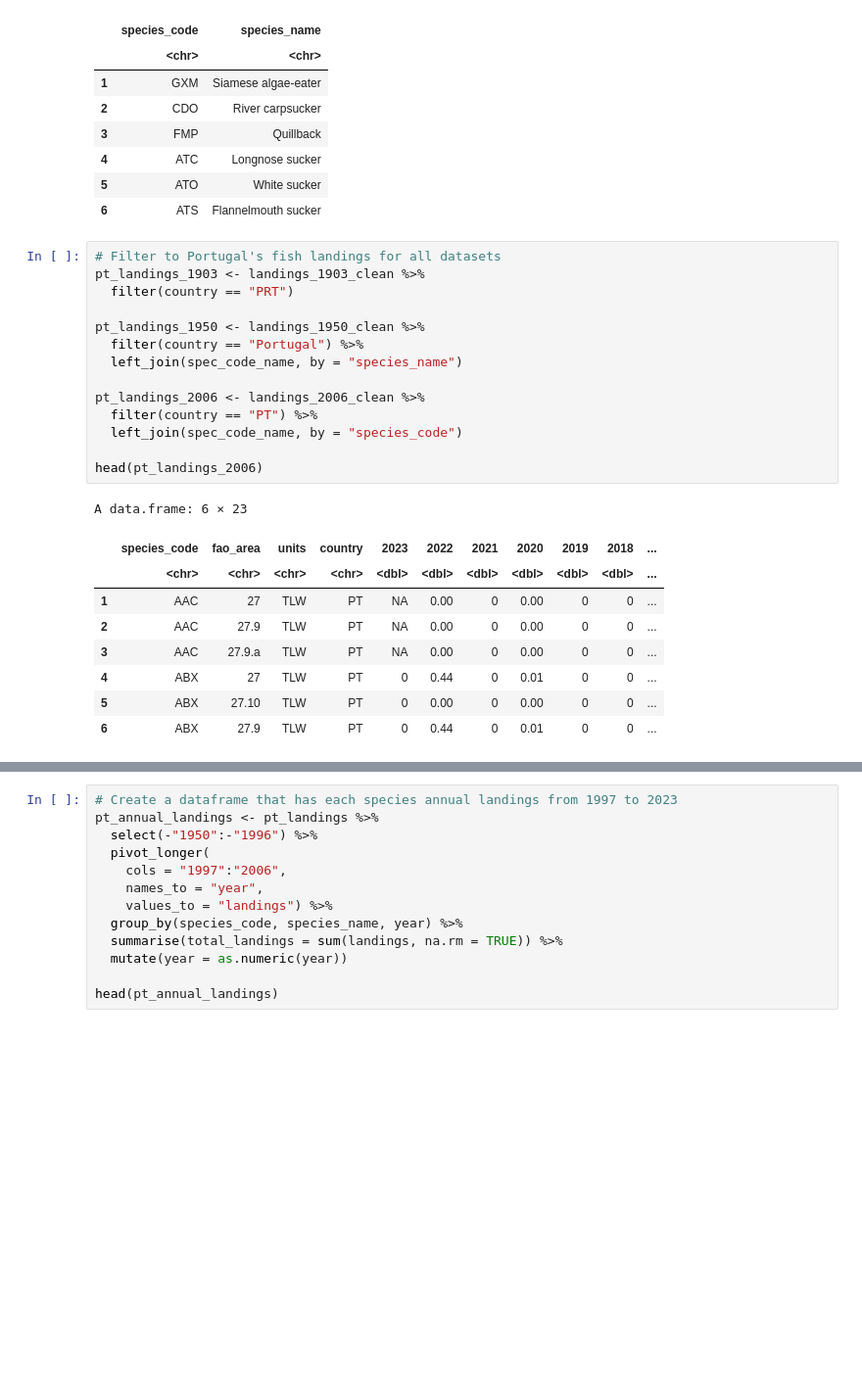
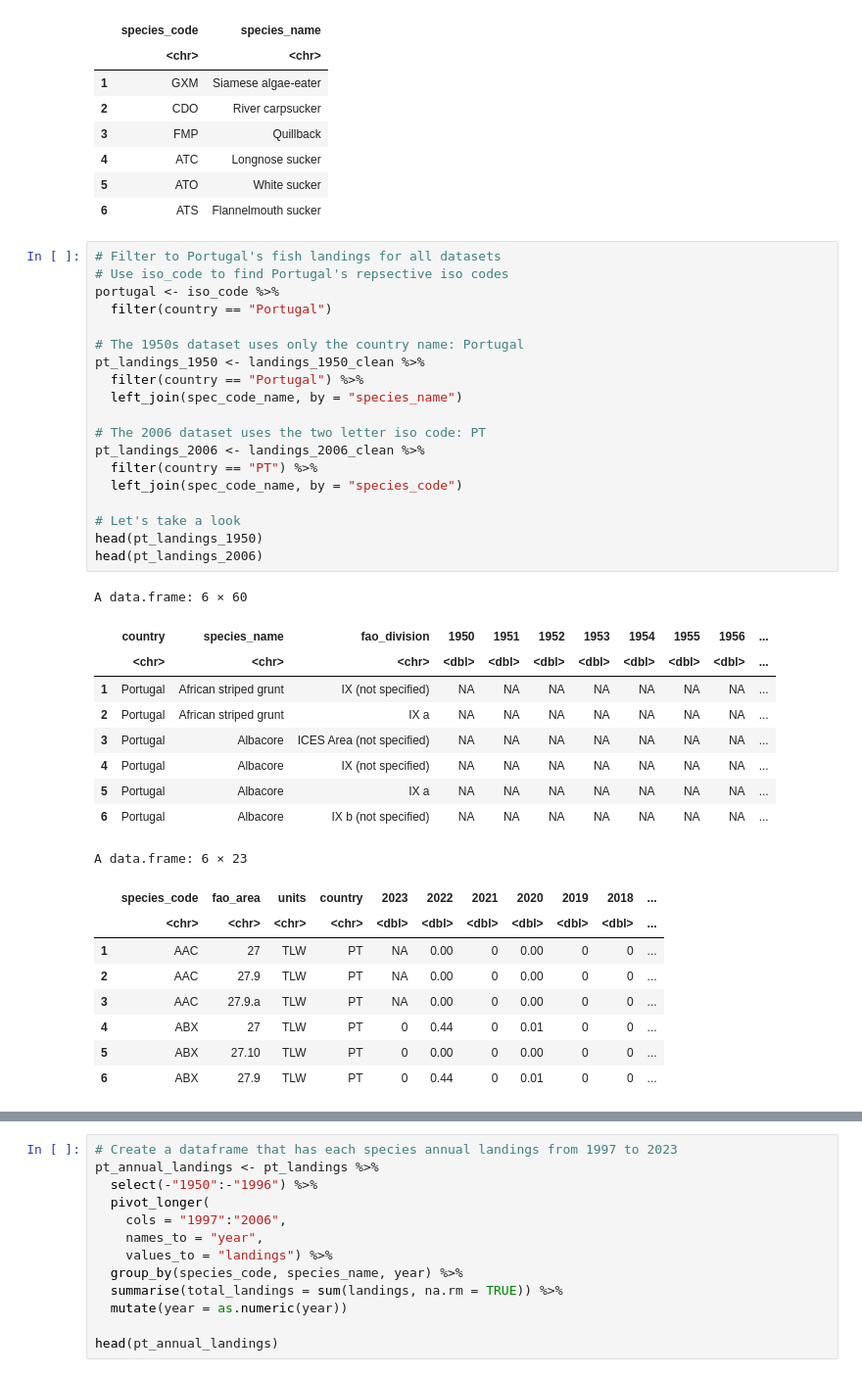
Before and after one commit to daisychu12/pt-fisheries-climate-change, a Jupyter notebook: analysis/data-cleaning.ipynb, the cells around one changed output, grey strips where cells are left out. Shown at 98% size. Saved outputs shown, nothing was run; the diff lists cells and outputs as text; blank space fills up the shorter version.

```diff
--- a/analysis/data-cleaning.ipynb
+++ b/analysis/data-cleaning.ipynb
@@ -182,27 +190,41 @@ A data.frame: 6 × 2
 | 6 | ATS | Flannelmouth sucker |
 # %%
 # Filter to Portugal's fish landings for all datasets
-pt_landings_1903 <- landings_1903_clean %>%
-  filter(country == "PRT")
+# Use iso_code to find Portugal's repsective iso codes
+portugal <- iso_code %>%
+  filter(country == "Portugal")
 
+# The 1950s dataset uses only the country name: Portugal
 pt_landings_1950 <- landings_1950_clean %>%
   filter(country == "Portugal") %>%
   left_join(spec_code_name, by = "species_name")
 
+# The 2006 dataset uses the two letter iso code: PT
 pt_landings_2006 <- landings_2006_clean %>%
   filter(country == "PT") %>%
   left_join(spec_code_name, by = "species_code")
 
+# Let's take a look
+head(pt_landings_1950)
 head(pt_landings_2006)
 # %% [output]
-A data.frame: 6 × 23
+A data.frame: 6 × 60
-|  | species_code | fao_area | units | country | 2023 | 2022 | 2021 | 2020 | 2019 | 2018 | ... |
-|  | <chr> | <chr> | <chr> | <chr> | <dbl> | <dbl> | <dbl> | <dbl> | <dbl> | <dbl> | ... |
-| 1 | AAC | 27 | TLW | PT | NA | 0.00 | 0 | 0.00 | 0 | 0 | ... |
-| 2 | AAC | 27.9 | TLW | PT | NA | 0.00 | 0 | 0.00 | 0 | 0 | ... |
-| 3 | AAC | 27.9.a | TLW | PT | NA | 0.00 | 0 | 0.00 | 0 | 0 | ... |
-| 4 | ABX | 27 | TLW | PT | 0 | 0.44 | 0 | 0.01 | 0 | 0 | ... |
-| 5 | ABX | 27.10 | TLW | PT | 0 | 0.00 | 0 | 0.00 | 0 | 0 | ... |
-| 6 | ABX | 27.9 | TLW | PT | 0 | 0.44 | 0 | 0.01 | 0 | 0 | ... |
+|  | country | species_name | fao_division | 1950 | 1951 | 1952 | 1953 | 1954 | 1955 | 1956 | ... |
+|  | <chr> | <chr> | <chr> | <dbl> | <dbl> | <dbl> | <dbl> | <dbl> | <dbl> | <dbl> | ... |
+| 1 | Portugal | African striped grunt | IX (not specified) | NA | NA | NA | NA | NA | NA | NA | ... |
+| 2 | Portugal | African striped grunt | IX a | NA | NA | NA | NA | NA | NA | NA | ... |
+| 3 | Portugal | Albacore | ICES Area (not specified) | NA | NA | NA | NA | NA | NA | NA | ... |
+| 4 | Portugal | Albacore | IX (not specified) | NA | NA | NA | NA | NA | NA | NA | ... |
+| 5 | Portugal | Albacore | IX a | NA | NA | NA | NA | NA | NA | NA | ... |
+| 6 | Portugal | Albacore | IX b (not specified) | NA | NA | NA | NA | NA | NA | NA | ... |
+A data.frame: 6 × 23
+|  | species_code | fao_area | units | country | 2023 | 2022 | 2021 | 2020 | 2019 | 2018 | ... |
+|  | <chr> | <chr> | <chr> | <chr> | <dbl> | <dbl> | <dbl> | <dbl> | <dbl> | <dbl> | ... |
+| 1 | AAC | 27 | TLW | PT | NA | 0.00 | 0 | 0.00 | 0 | 0 | ... |
+| 2 | AAC | 27.9 | TLW | PT | NA | 0.00 | 0 | 0.00 | 0 | 0 | ... |
+| 3 | AAC | 27.9.a | TLW | PT | NA | 0.00 | 0 | 0.00 | 0 | 0 | ... |
+| 4 | ABX | 27 | TLW | PT | 0 | 0.44 | 0 | 0.01 | 0 | 0 | ... |
+| 5 | ABX | 27.10 | TLW | PT | 0 | 0.00 | 0 | 0.00 | 0 | 0 | ... |
+| 6 | ABX | 27.9 | TLW | PT | 0 | 0.44 | 0 | 0.01 | 0 | 0 | ... |
 # %%
 #Determine shared species across the 3 datasets
```
Also changed, not shown: parts of 13 cells of this notebook, 16 other files.
